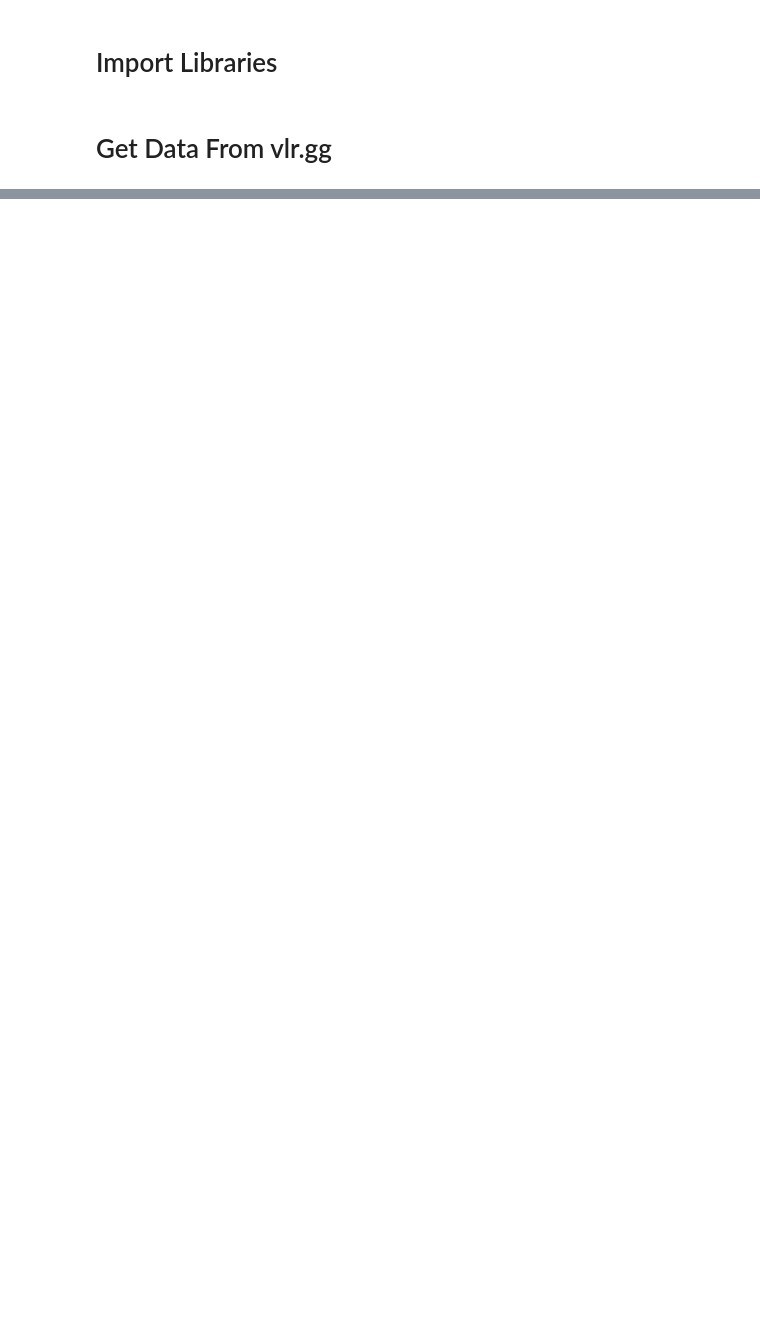
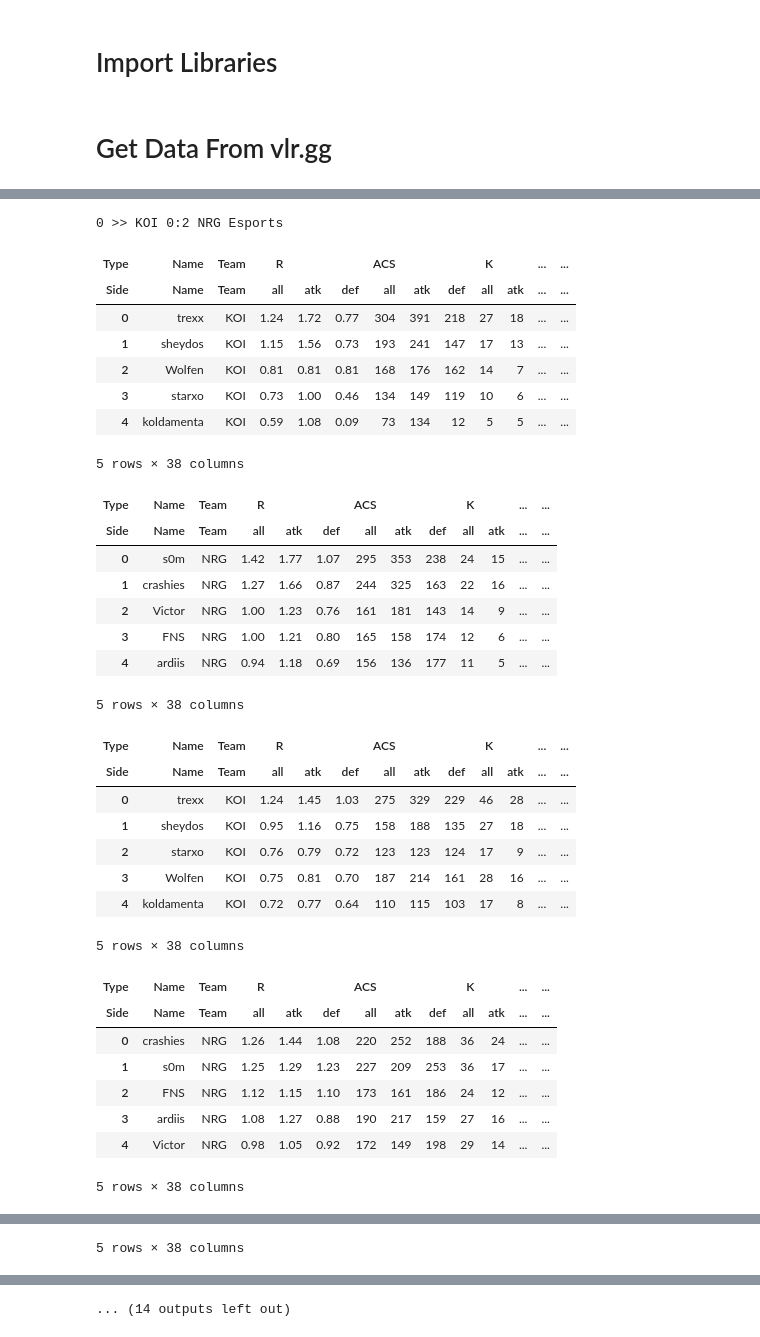
Before and after one commit to khemingkapat/vlr_data, a Jupyter notebook: vlr_data.ipynb, the cells around one changed output, grey strips where cells are left out. Saved outputs shown, nothing was run; the diff lists cells and outputs as text; code cells hidden in the pictures; blank space fills up the shorter version.

Commit message:
code base cleaned

```diff
--- a/vlr_data.ipynb
+++ b/vlr_data.ipynb
@@ -183,11 +10,0 @@ for table in tables:
-# %%
-def extract_data(data) -> str:
-    try:
-        list_data = re.findall('[\d+-.]+',data)
-        if (ll:=len(list_data)) == 0:
-            return 'Nan Nan Nan'
-        elif ll < 3:
-            list_data += ['0'] * (3-ll)
-        return ' '.join(list_data)
-    except TypeError:
-        return f'{data} Nan Nan'
@@ -267,3 +10,0 @@ sample_df
-# %%
-name = sample_df.iloc[:,0].map(lambda s : s.split(' ')[0])
-team = sample_df.iloc[:,0].map(lambda s : s.split(' ')[1])
@@ -291,7 +10,0 @@ sample_df
-# %%
-new_columns = []
-for c in sample_df.columns[2:]:
-    for side in ['all','atk','def']:
-        new_columns.append((c,side))
-
-new_columns = np.array(new_columns).reshape(-1,3,2)
@@ -307,3 +10,0 @@ new_sample_df.columns = [('Name','Name'),('Team','Team')]
-# %%
-for nc,c in zip(new_columns,sample_df.iloc[:,2:].columns):
-    new_sample_df[list(map(lambda x: tuple(x),list(nc)))] = sample_df[c].str.split(' ',expand=True)
@@ -313,0 +82,53 @@ new_sample_df
+# %%
+for index,match in enumerate(completed_matches[:2]):
+    match_res = httpx.get(match_url := f'{base_url}{match.attributes["href"]}')
+
+    match_html = HTMLParser(match_res.text)
+
+    match_name = match_html.css_first('title').text().strip().split(' | ')[0].split(' vs. ')
+
+    messy_match_result = match_html.css_first('div.js-spoiler').text()
+    match_result = ' ' + ''.join(re.findall("\S+",messy_match_result)) + ' '
+
+    print(index, '>> ',end='')
+    print(match_sum:=match_result.join(match_name))
+
+    tables = match_html.css('table.wf-table-inset')
+
+    for table in tables:
+        for t in pd.read_html(table.html):
+            display(transform_subcolumns_df(t))
+# %% [output]
+0 >> KOI 0:2 NRG Esports
+| Type | Name | Team | R |  |  | ACS |  |  | K |  | ... | ... |
+| Side | Name | Team | all | atk | def | all | atk | def | all | atk | ... | ... |
+| 0 | trexx | KOI | 1.24 | 1.72 | 0.77 | 304 | 391 | 218 | 27 | 18 | ... | ... |
+| 1 | sheydos | KOI | 1.15 | 1.56 | 0.73 | 193 | 241 | 147 | 17 | 13 | ... | ... |
+| 2 | Wolfen | KOI | 0.81 | 0.81 | 0.81 | 168 | 176 | 162 | 14 | 7 | ... | ... |
+| 3 | starxo | KOI | 0.73 | 1.00 | 0.46 | 134 | 149 | 119 | 10 | 6 | ... | ... |
+| 4 | koldamenta | KOI | 0.59 | 1.08 | 0.09 | 73 | 134 | 12 | 5 | 5 | ... | ... |
+5 rows × 38 columns
+| Type | Name | Team | R |  |  | ACS |  |  | K |  | ... | ... |
+| Side | Name | Team | all | atk | def | all | atk | def | all | atk | ... | ... |
+| 0 | s0m | NRG | 1.42 | 1.77 | 1.07 | 295 | 353 | 238 | 24 | 15 | ... | ... |
+| 1 | crashies | NRG | 1.27 | 1.66 | 0.87 | 244 | 325 | 163 | 22 | 16 | ... | ... |
+| 2 | Victor | NRG | 1.00 | 1.23 | 0.76 | 161 | 181 | 143 | 14 | 9 | ... | ... |
+| 3 | FNS | NRG | 1.00 | 1.21 | 0.80 | 165 | 158 | 174 | 12 | 6 | ... | ... |
+| 4 | ardiis | NRG | 0.94 | 1.18 | 0.69 | 156 | 136 | 177 | 11 | 5 | ... | ... |
+5 rows × 38 columns
+| Type | Name | Team | R |  |  | ACS |  |  | K |  | ... | ... |
+| Side | Name | Team | all | atk | def | all | atk | def | all | atk | ... | ... |
+| 0 | trexx | KOI | 1.24 | 1.45 | 1.03 | 275 | 329 | 229 | 46 | 28 | ... | ... |
+| 1 | sheydos | KOI | 0.95 | 1.16 | 0.75 | 158 | 188 | 135 | 27 | 18 | ... | ... |
+| 2 | starxo | KOI | 0.76 | 0.79 | 0.72 | 123 | 123 | 124 | 17 | 9 | ... | ... |
+| 3 | Wolfen | KOI | 0.75 | 0.81 | 0.70 | 187 | 214 | 161 | 28 | 16 | ... | ... |
+| 4 | koldamenta | KOI | 0.72 | 0.77 | 0.64 | 110 | 115 | 103 | 17 | 8 | ... | ... |
+5 rows × 38 columns
+| Type | Name | Team | R |  |  | ACS |  |  | K |  | ... | ... |
+| Side | Name | Team | all | atk | def | all | atk | def | all | atk | ... | ... |
+| 0 | crashies | NRG | 1.26 | 1.44 | 1.08 | 220 | 252 | 188 | 36 | 24 | ... | ... |
+| 1 | s0m | NRG | 1.25 | 1.29 | 1.23 | 227 | 209 | 253 | 36 | 17 | ... | ... |
+| 2 | FNS | NRG | 1.12 | 1.15 | 1.10 | 173 | 161 | 186 | 24 | 12 | ... | ... |
+| 3 | ardiis | NRG | 1.08 | 1.27 | 0.88 | 190 | 217 | 159 | 27 | 16 | ... | ... |
+| 4 | Victor | NRG | 0.98 | 1.05 | 0.92 | 172 | 149 | 198 | 29 | 14 | ... | ... |
+5 rows × 38 columns
@@ -313,0 +142 @@ new_sample_df
+5 rows × 38 columns
@@ -313,0 +150 @@ new_sample_df
+... (14 outputs left out)
```
Also changed, not shown: parts of 46 cells of this notebook.
